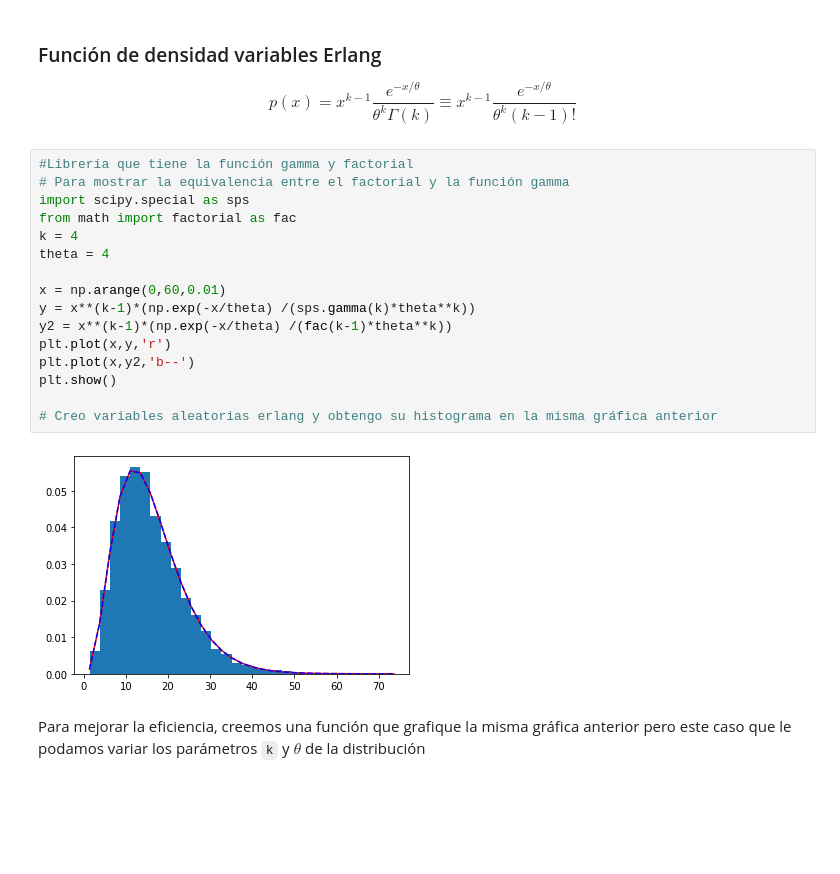
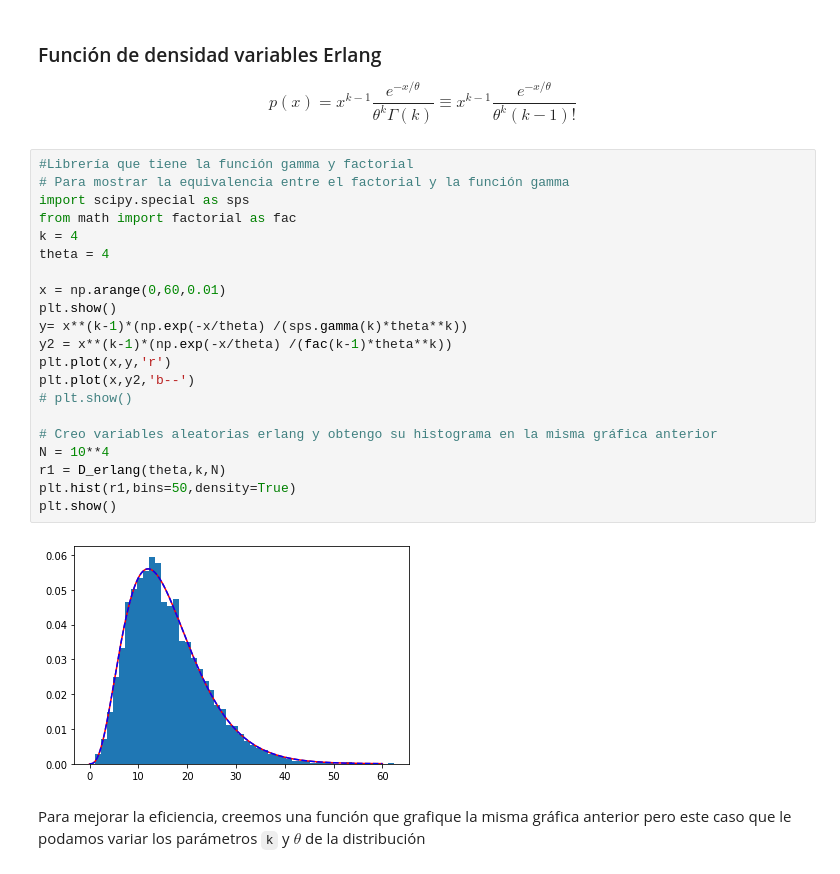
Before and after one commit to patybume10/SPF-2020-I-G1, a Jupyter notebook: TEMA-2/Clase9_GenDistribucionProbabilidad.ipynb, the cells around one changed output. Cells and saved outputs as stored; diff of their text form; blank space fills up the shorter version.

```diff
--- a/TEMA-2/Clase9_GenDistribucionProbabilidad.ipynb
+++ b/TEMA-2/Clase9_GenDistribucionProbabilidad.ipynb
@@ -140,21 +140,26 @@ $$p(x)=x^{k-1}\frac{e^{-x/\theta}}{\theta^k\Gamma(k)}\equiv x^{k-1}\frac{e^{-x/\
 # %%
 #Librería que tiene la función gamma y factorial
 # Para mostrar la equivalencia entre el factorial y la función gamma
 import scipy.special as sps
 from math import factorial as fac
 k = 4
 theta = 4
 
 x = np.arange(0,60,0.01)
-y = x**(k-1)*(np.exp(-x/theta) /(sps.gamma(k)*theta**k))
+plt.show()
+y= x**(k-1)*(np.exp(-x/theta) /(sps.gamma(k)*theta**k))
 y2 = x**(k-1)*(np.exp(-x/theta) /(fac(k-1)*theta**k))
 plt.plot(x,y,'r')
 plt.plot(x,y2,'b--')
-plt.show()
+# plt.show()
 
 # Creo variables aleatorias erlang y obtengo su histograma en la misma gráfica anterior
+N = 10**4
+r1 = D_erlang(theta,k,N)
+plt.hist(r1,bins=50,density=True)
+plt.show()
 # %% [output]
-[figure, old version]
+[figure, new version]
 # %% [markdown]
 Para mejorar la eficiencia, creemos una función que grafique la misma gráfica anterior pero este caso que le podamos variar los parámetros `k` y $\theta$ de la distribución
 # %%
```
Also changed, not shown: parts of 18 cells of this notebook, 1 other file.
